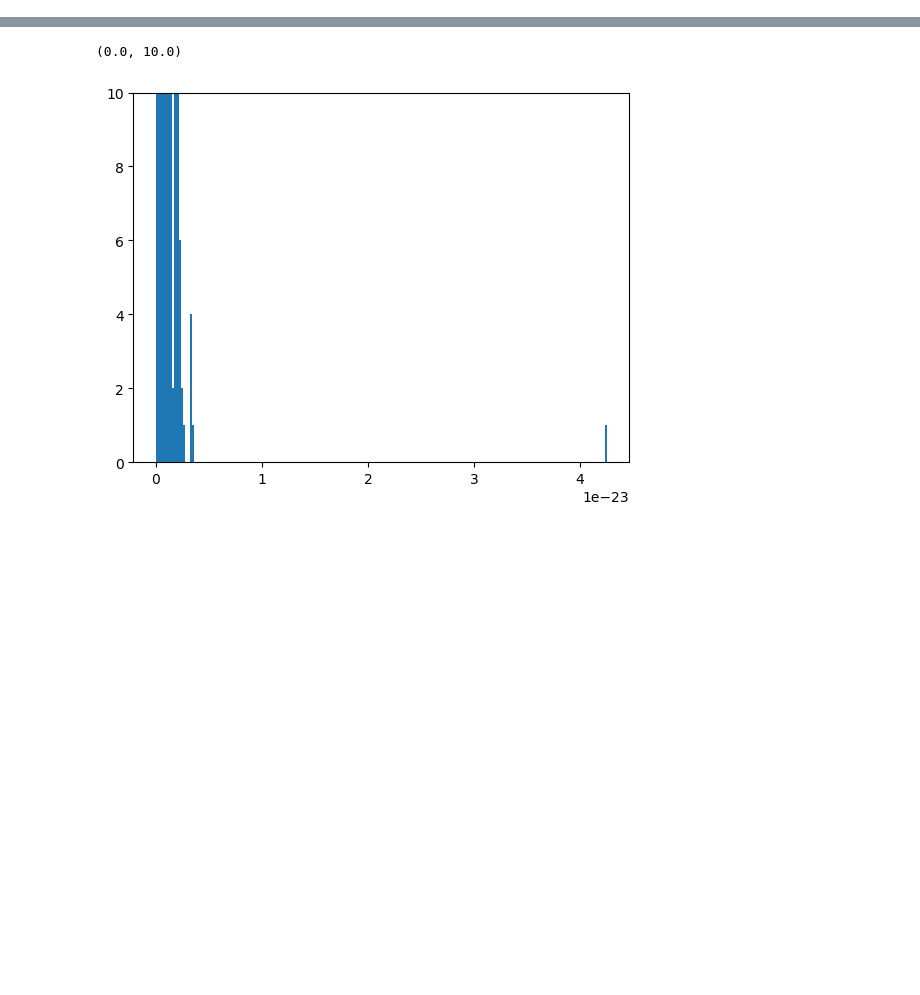
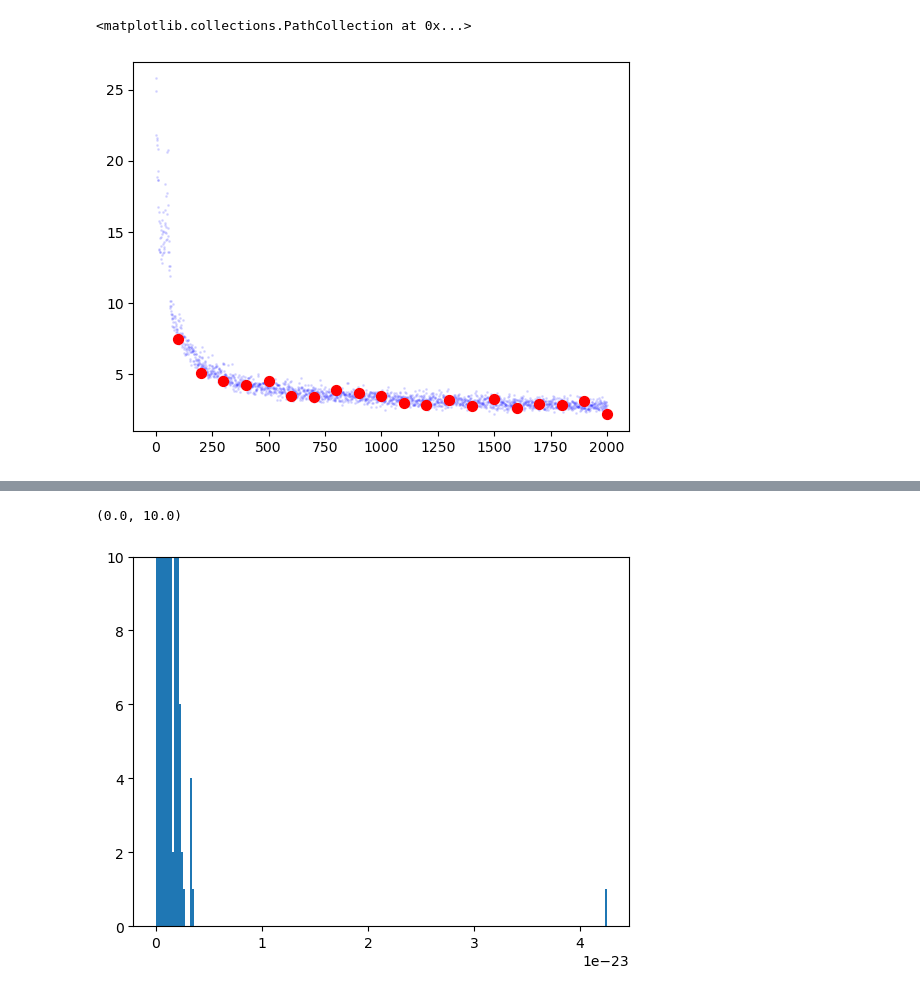
Before and after one commit to JosephRRB/GFlowNets_on_SpinFoams, a Jupyter notebook: GFlowNet Experiments on SpinFoams.ipynb, the cells around one changed output, grey strips where cells are left out. Cells and saved outputs as stored; diff of their text form; code cells hidden in the pictures; blank space fills up the shorter version.

```diff
--- a/GFlowNet Experiments on SpinFoams.ipynb
+++ b/GFlowNet Experiments on SpinFoams.ipynb
@@ -19 +19,12 @@ runner = Runner(
 To enable them in other operations, rebuild TensorFlow with the appropriate compiler flags.
+# %%
+half_batch_size = tf.constant(500)
+n_iterations = tf.constant(int(2e3))
+# n_iterations = tf.constant(500)
+
+evaluate_every_n_iterations = tf.constant(int(1e2))
+evaluation_batch_size = tf.constant(int(5e5))
+
+ave_losses, agent_obss = runner.train_agent(
+    half_batch_size, n_iterations, evaluate_every_n_iterations, evaluation_batch_size
+)
@@ -19,0 +96,16 @@ To enable them in other operations, rebuild TensorFlow with the appropriate comp
+# %%
+import numpy as np
+
+train_iters = np.arange(n_iterations) + 1
+eval_iters = np.arange(
+    evaluate_every_n_iterations,
+    n_iterations+1,
+    evaluate_every_n_iterations
+)
+
+losses = ave_losses.numpy()
+plt.scatter(train_iters, losses, marker='.', alpha=0.1, c='b', s=5)
+plt.scatter(eval_iters, losses[eval_iters-1], marker='o', c='r', s=50)
+# %% [output]
+<matplotlib.collections.PathCollection at 0x...>
+[figure, added]
```
Also changed, not shown: parts of 10 cells of this notebook, 1 other file.
